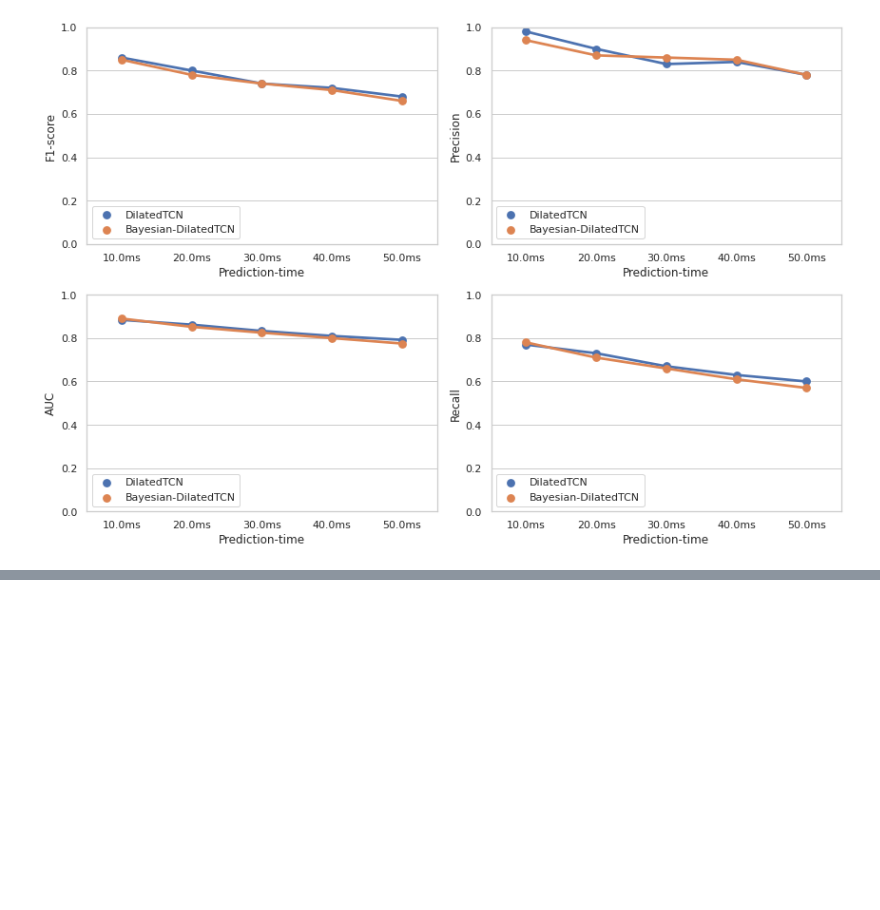
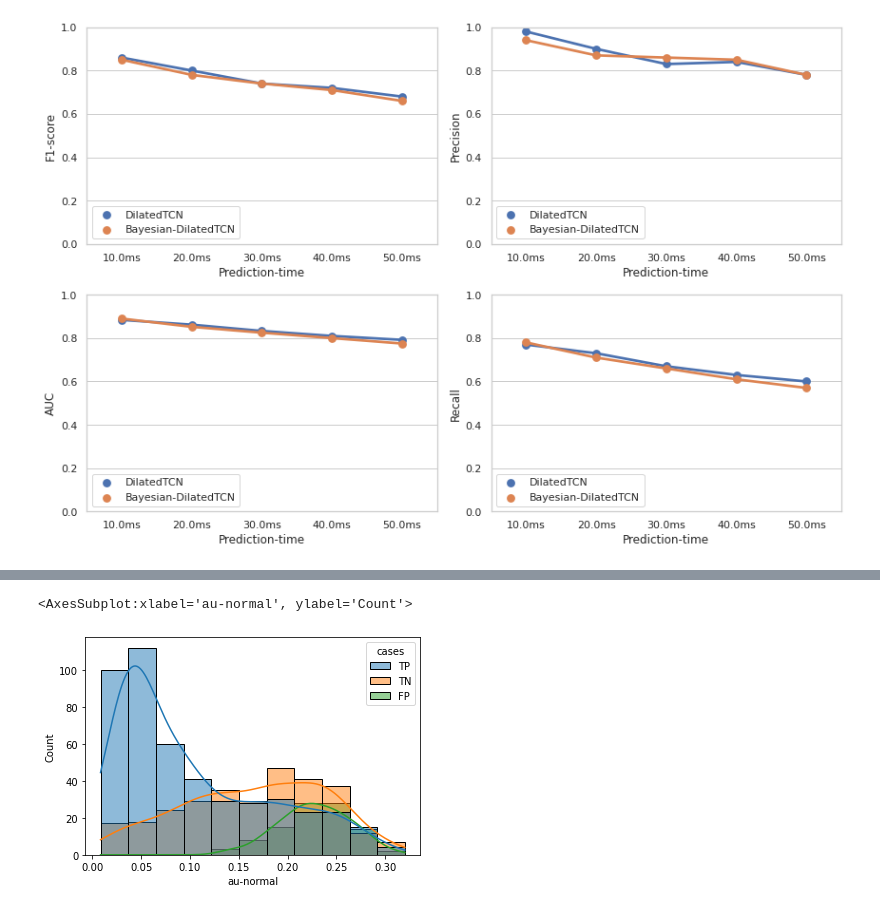
Before and after one commit to ZINZINBIN/Bayesian-Disruption-Prediction, a Jupyter notebook: analysis/analysis_results.ipynb, the cells around one changed output, grey strips where cells are left out. Saved outputs shown, nothing was run; the diff lists cells and outputs as text; code cells hidden in the pictures; blank space fills up the shorter version.

```diff
--- a/analysis/analysis_results.ipynb
+++ b/analysis/analysis_results.ipynb
@@ -89,0 +199,5 @@ fig.tight_layout()
+# %%
+sns.histplot(data = result, x = 'au-normal', hue = 'cases', kde = True)
+# %% [output]
+<AxesSubplot:xlabel='au-normal', ylabel='Count'>
+[figure, added]
```
Also changed, not shown: parts of 39 cells of this notebook, 6 other files.
